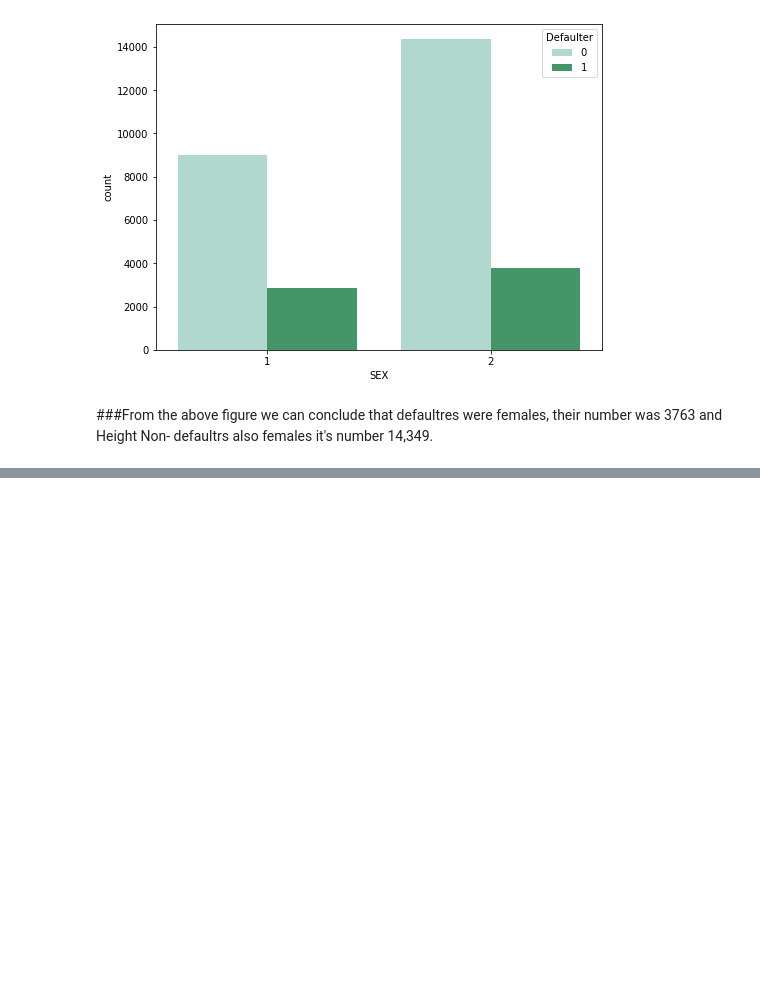
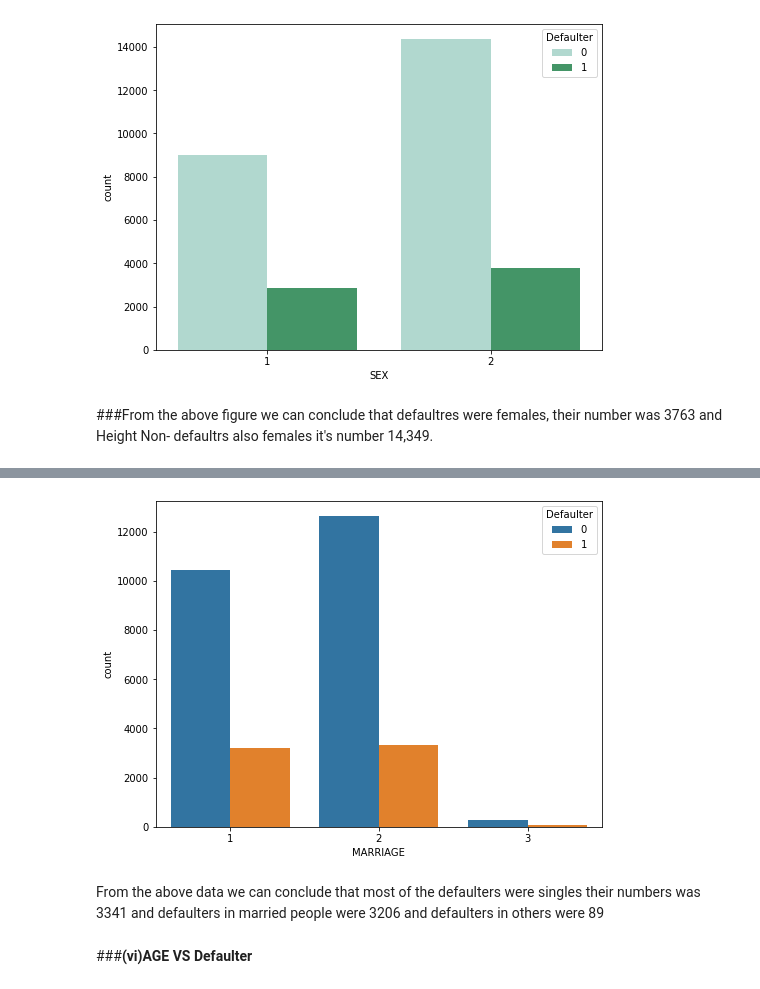
Before and after one commit to kumarlova/Credit-Card-Default-Prediction, a Jupyter notebook: Copy_of_Credit_Card_Default_Prediction_Capstone_Project.ipynb, the cells around one changed output, grey strips where cells are left out. Drawn from its saved outputs; the diff is of its cells as text; code cells hidden in the pictures; blank space fills up the shorter version.

```diff
--- a/Copy_of_Credit_Card_Default_Prediction_Capstone_Project.ipynb
+++ b/Copy_of_Credit_Card_Default_Prediction_Capstone_Project.ipynb
@@ -717,0 +762,10 @@ plt.show()
+# %%
+plt.figure(figsize=(8,6))
+sns.countplot(x='MARRIAGE',hue='Defaulter',data=df)
+plt.show()
+# %% [output]
+[figure, added]
+# %% [markdown]
+From the above data we can conclude that most of the defaulters were singles their numbers was 3341 and defaulters in married people were 3206 and defaulters in others were 89
+# %% [markdown]
+###**(vi)AGE VS Defaulter**
```
Also changed, not shown: parts of 123 cells of this notebook.
